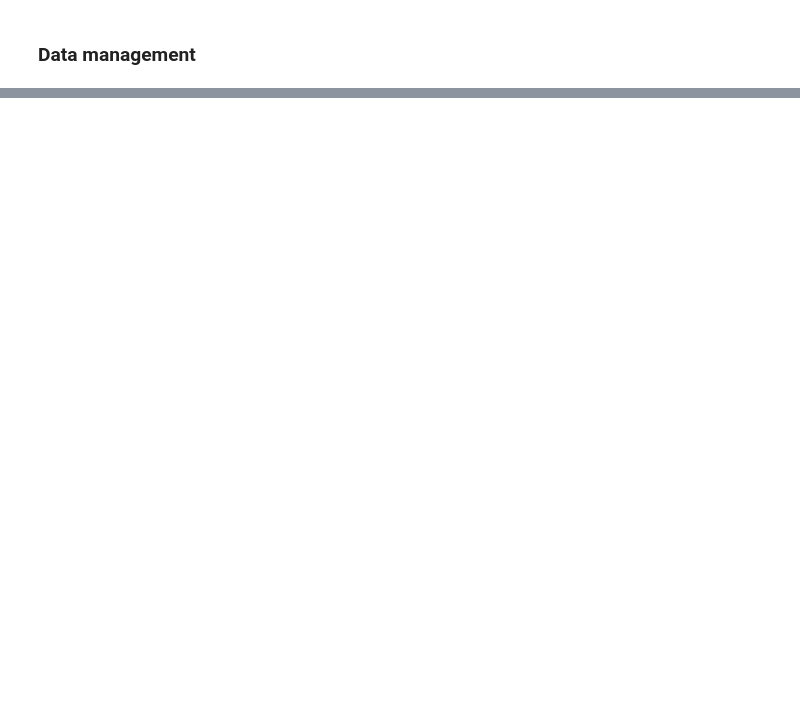
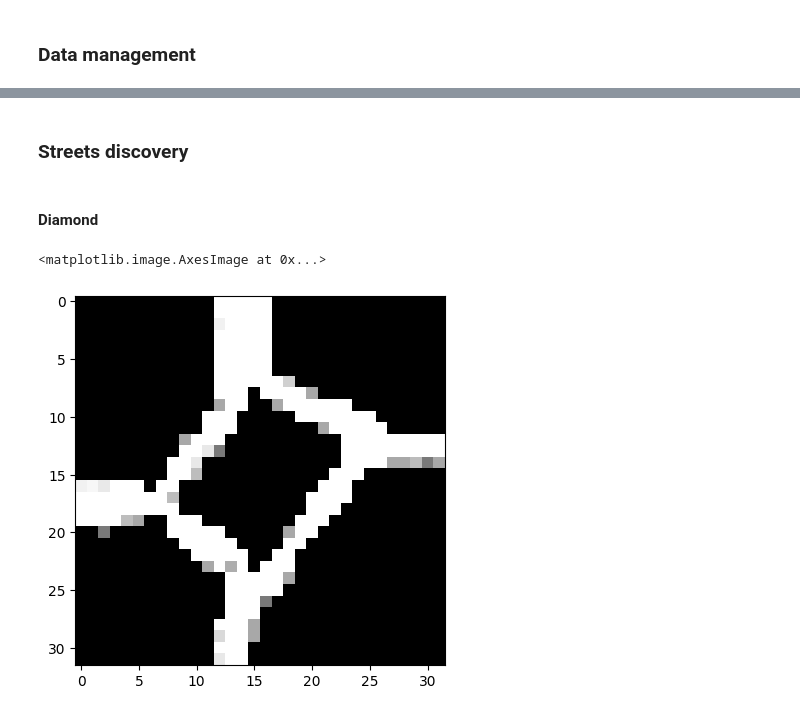
Before and after one commit to CRoadA/CRoadA, a Jupyter notebook: main.ipynb, the cells around one changed output, grey strips where cells are left out. Drawn from its saved outputs; the diff is of its cells as text; code cells hidden in the pictures; blank space fills up the shorter version.

Commit message:
integrated part of streets analyser

```diff
--- a/main.ipynb
+++ b/main.ipynb
@@ -80,0 +69,2 @@ GridFileMetadata(version=1, rows_number=2000, columns_number=2000, upper_left_lo
+# %% [markdown]
+### Streets discovery
@@ -80,0 +183,24 @@ GridFileMetadata(version=1, rows_number=2000, columns_number=2000, upper_left_lo
+# %% [markdown]
+#### Diamond
+# %%
+import numpy as np
+from skimage.morphology import skeletonize
+from graph_remaker.morphological_remaker import discover_streets
+import cv2
+import matplotlib.pyplot as plt
+
+image = cv2.imread("test_images/diamond.png", cv2.IMREAD_GRAYSCALE)
+plt.gray()
+bin_image = image > 0
+# plt.imshow(bin_image * 255)
+
+processed_image = bin_image[:, :, np.newaxis]
+processed_image = np.concatenate((processed_image, np.zeros(processed_image.shape)), axis=2)
+
+conflictless_crossroads, conflicting_crossroads, conflictless_streets, conflicting_streets = discover_streets(processed_image)
+
+height, width = image.shape
+plt.imshow(image)
+# %% [output]
+<matplotlib.image.AxesImage at 0x...>
+[figure, added]
```
Also changed, not shown: parts of 11 cells of this notebook, 8 other files.
